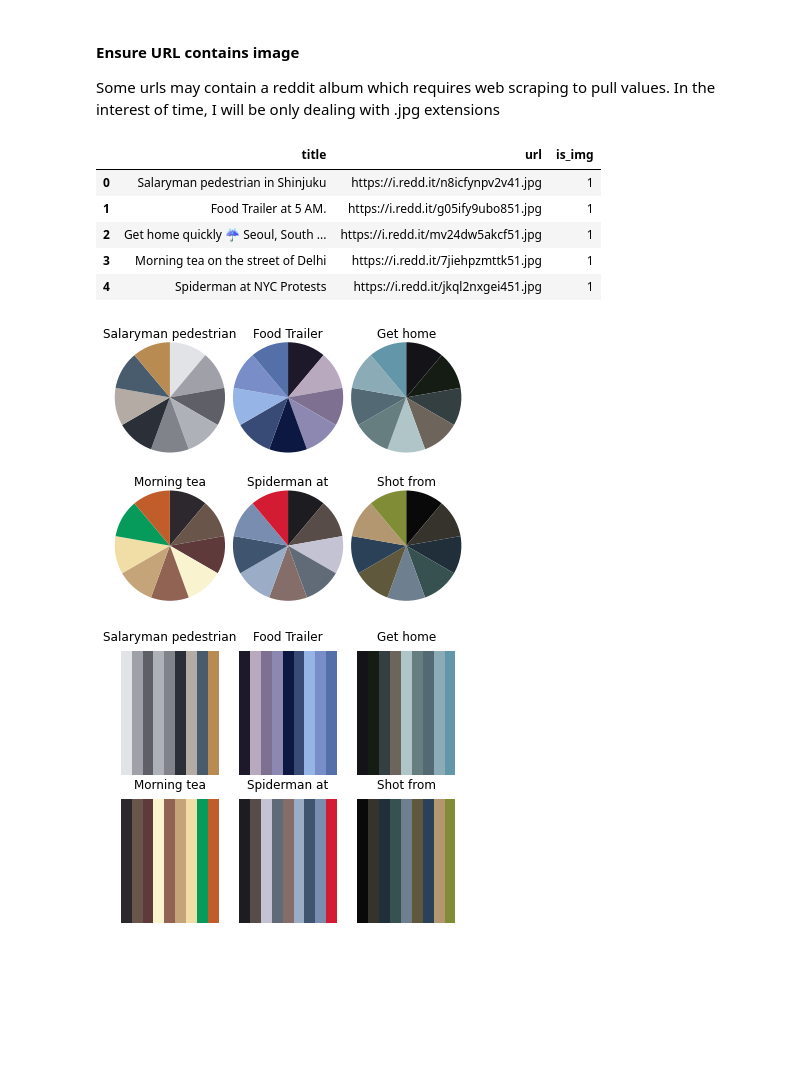
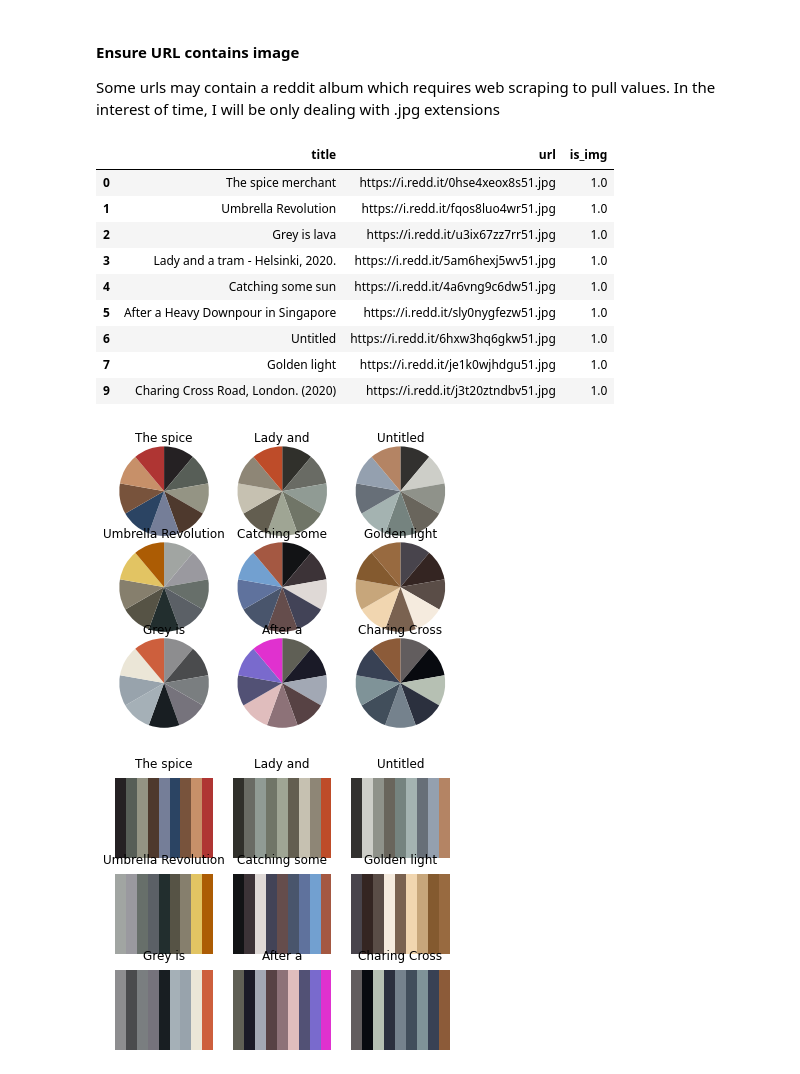
Before and after one commit to yunghanjeong/street_photo_colors, a Jupyter notebook: reddit_scrape_praw.ipynb, the cells around one changed output. Cells and saved outputs as stored; diff of their text form; code cells hidden in the pictures; blank space fills up the shorter version.

```diff
--- a/reddit_scrape_praw.ipynb
+++ b/reddit_scrape_praw.ipynb
@@ -30,7 +30,7 @@ agent_name = "photo_color_analyzer"
 reddit = reddit_tools(agent_name)
 pl = palette_tools()
 # %%
-df = reddit.get_top_posts("streetphotography", time="year", limit=6)
+df = reddit.get_top_posts("streetphotography", time="month", limit=10)
 # %% [markdown]
 #### Ensure URL contains image
 
@@ -39,12 +39,16 @@ Some urls may contain a reddit album which requires web scraping to pull values.
 df["is_img"] = df.url.apply(lambda x: 1 if x[-3:] == "jpg" else np.nan)
 df.dropna(inplace = True)
 # %%
-df.head()
+df
 # %% [output]
 |  | title | url | is_img |
-| 0 | Salaryman pedestrian in Shinjuku | https://i.redd.it/n8icfynpv2v41.jpg | 1 |
-| 1 | Food Trailer at 5 AM. | https://i.redd.it/g05ify9ubo851.jpg | 1 |
-| 2 | Get home quickly ☔️ Seoul, South ... | https://i.redd.it/mv24dw5akcf51.jpg | 1 |
-| 3 | Morning tea on the street of Delhi | https://i.redd.it/7jiehpzmttk51.jpg | 1 |
-| 4 | Spiderman at NYC Protests | https://i.redd.it/jkql2nxgei451.jpg | 1 |
+| 0 | The spice merchant | https://i.redd.it/0hse4xeox8s51.jpg | 1.0 |
+| 1 | Umbrella Revolution | https://i.redd.it/fqos8luo4wr51.jpg | 1.0 |
+| 2 | Grey is lava | https://i.redd.it/u3ix67zz7rr51.jpg | 1.0 |
+| 3 | Lady and a tram - Helsinki, 2020. | https://i.redd.it/5am6hexj5wv51.jpg | 1.0 |
+| 4 | Catching some sun | https://i.redd.it/4a6vng9c6dw51.jpg | 1.0 |
+| 5 | After a Heavy Downpour in Singapore | https://i.redd.it/sly0nygfezw51.jpg | 1.0 |
+| 6 | Untitled | https://i.redd.it/6hxw3hq6gkw51.jpg | 1.0 |
+| 7 | Golden light | https://i.redd.it/je1k0wjhdgu51.jpg | 1.0 |
+| 9 | Charing Cross Road, London. (2020) | https://i.redd.it/j3t20ztndbv51.jpg | 1.0 |
 # %%
@@ -52,25 +56,26 @@ df["rgb_palette"] = df.url.apply(pl.get_palette)
 # %%
-fig, ax = plt.subplots(2, 3, figsize=(6,5))
+fig, ax = plt.subplots(3, 3, figsize=(6,5))
 
 for i in range(0, df.shape[0]):
-    col = i%3
-    row = i//3
+
+    col = i//3
+    row = i%3
     plot_df = df.iloc[i,:]
 
     wedges = [1] * len(plot_df.rgb_palette)
     sorted_color = pl.palette_sort(plot_df.rgb_palette)
     color = pl.rgb_hex_list(sorted_color)
 
     ax[row, col].pie(wedges, colors=color, startangle=90, counterclock=False, radius=1.4);
     ax[row, col].set_title(" ".join(plot_df.title.split()[:2]), pad=10)
 # %% [output]
-[figure, old version]
+[figure, new version]
 # %%
-fig, ax = plt.subplots(2, 3, figsize=(6,5))
+fig, ax = plt.subplots(3, 3, figsize=(6,5))
 
 for i in range(0, df.shape[0]):
-    col = i%3
-    row = i//3
+    col = i//3
+    row = i%3
     plot_df = df.iloc[i,:]
     width = 1
 
@@ -88,4 +93,4 @@ for i in range(0, df.shape[0]):
     axe.set_ylim(0,1)
     axe.axis("off")
 # %% [output]
-[figure, old version]
+[figure, new version]
```
Also changed, not shown: parts of 1 cell of this notebook.
